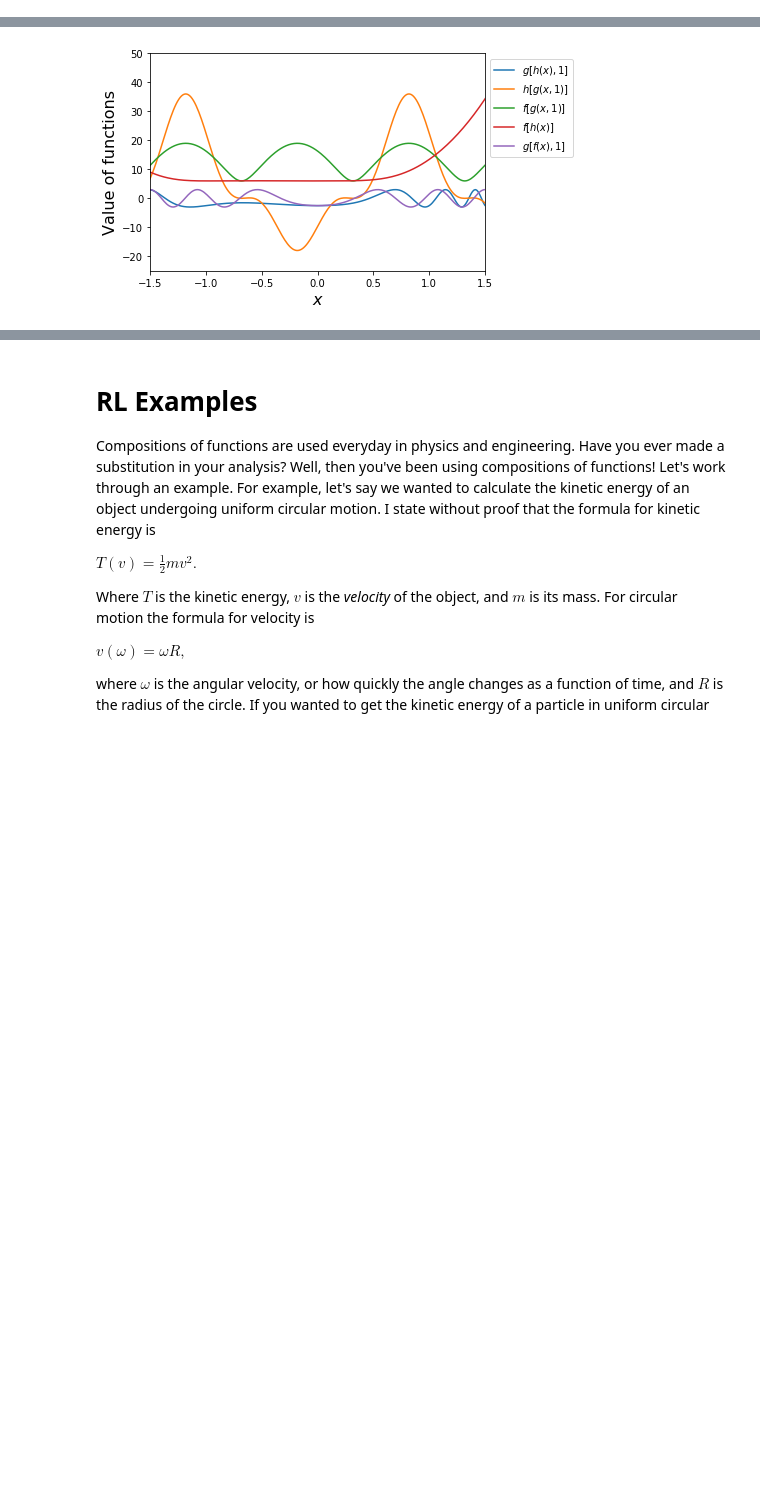
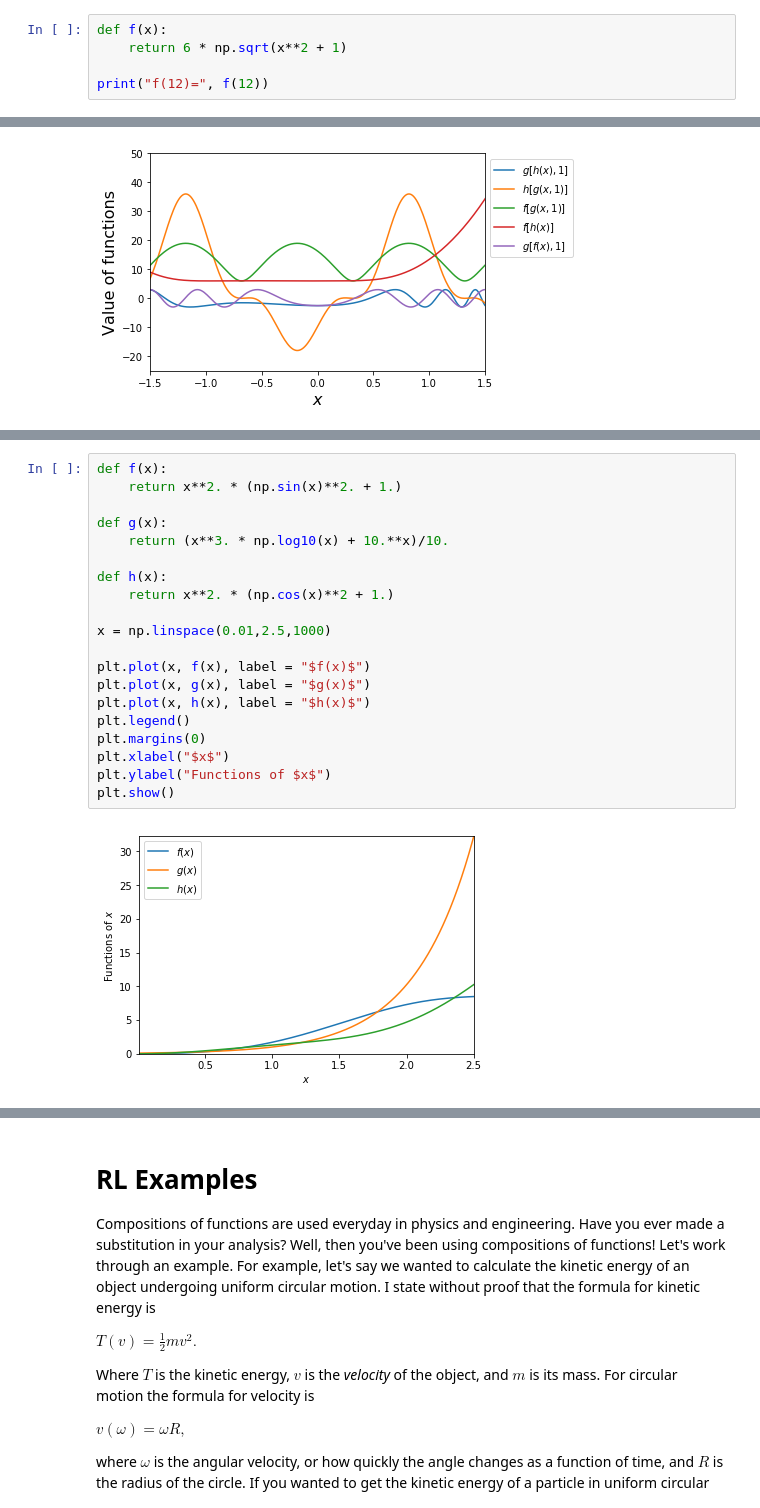
Before and after one commit to callysto/callysto-sample-notebooks, a Jupyter notebook: notebooks/Math/ComopositionsOfFunctions.ipynb, the cells around one changed output, grey strips where cells are left out. Cells and saved outputs as stored; diff of their text form; blank space fills up the shorter version.

```diff
--- a/notebooks/Math/ComopositionsOfFunctions.ipynb
+++ b/notebooks/Math/ComopositionsOfFunctions.ipynb
@@ -231,0 +227,5 @@ Another important fact about functions is that the value we pass this function n
+# %%
+def f(x):
+    return 6 * np.sqrt(x**2 + 1)
+
+print("f(12)=", f(12))
@@ -448,0 +444,22 @@ While we still had to do a little algebra, by using operations of functions we s
+# %%
+def f(x):
+    return x**2. * (np.sin(x)**2. + 1.)
+
+def g(x):
+    return (x**3. * np.log10(x) + 10.**x)/10.
+
+def h(x):
+    return x**2. * (np.cos(x)**2 + 1.)
+
+x = np.linspace(0.01,2.5,1000)
+
+plt.plot(x, f(x), label = "$f(x)$")
+plt.plot(x, g(x), label = "$g(x)$")
+plt.plot(x, h(x), label = "$h(x)$")
+plt.legend()
+plt.margins(0)
+plt.xlabel("$x$")
+plt.ylabel("Functions of $x$")
+plt.show()
+# %% [output]
+[figure, added]
```
Also changed, not shown: parts of 29 cells of this notebook.
